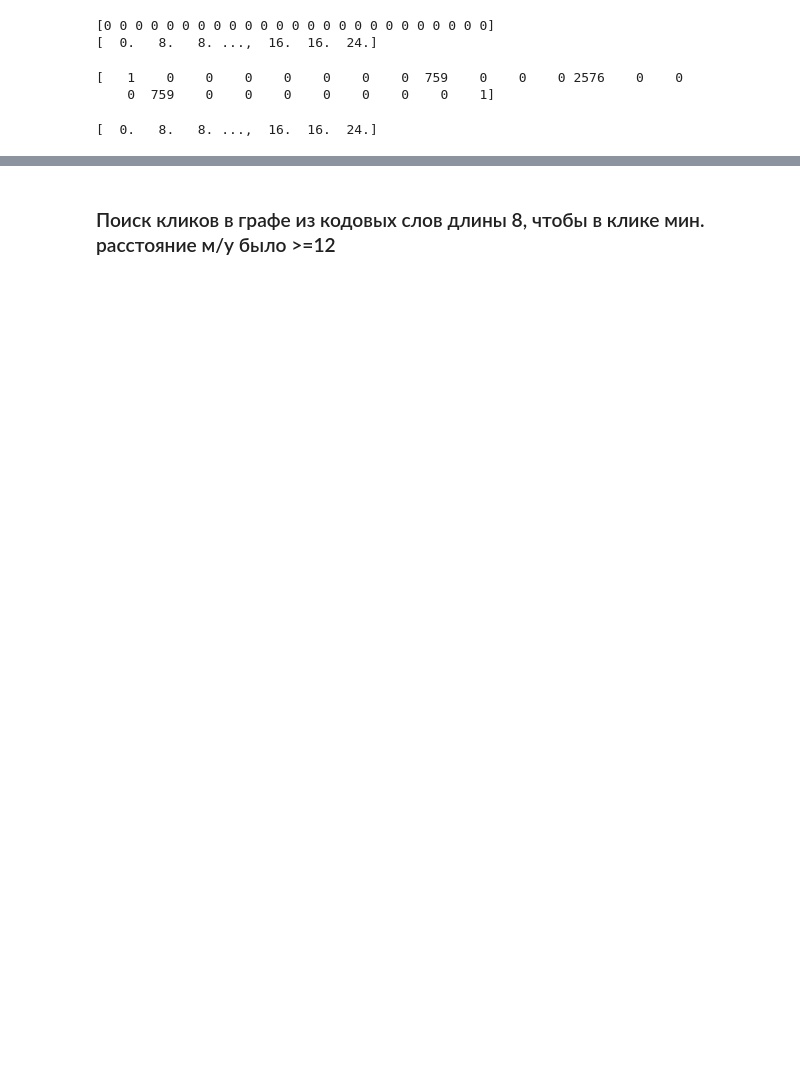
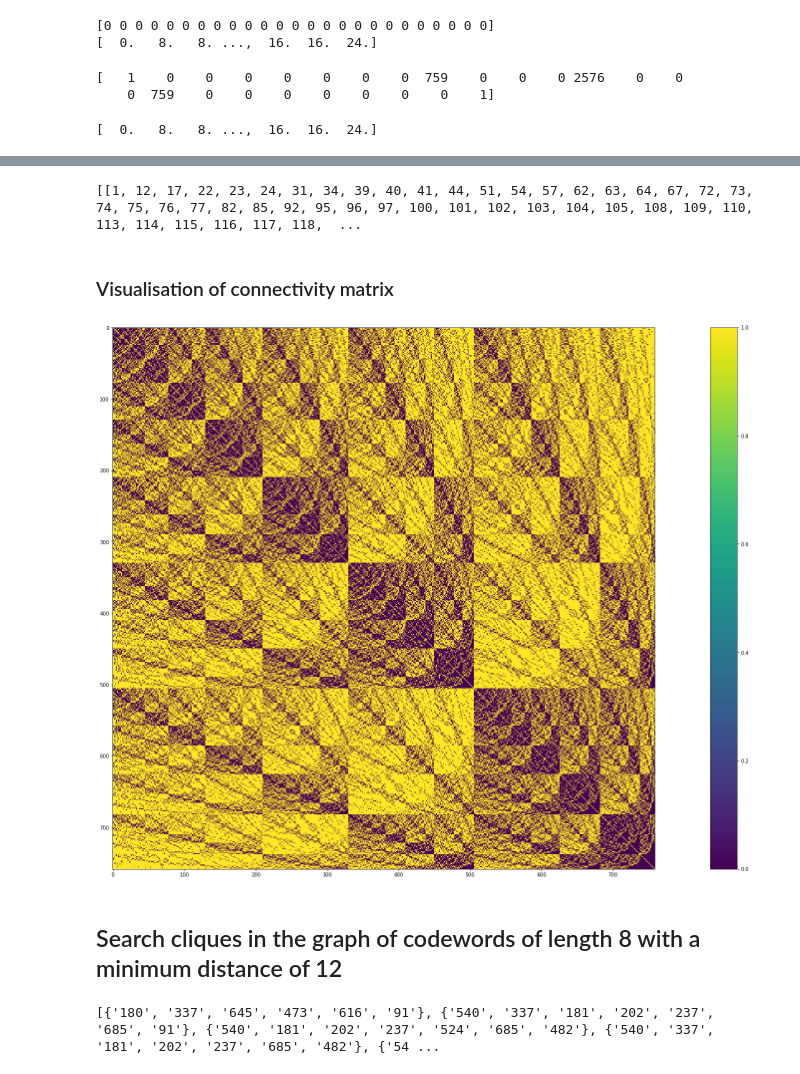
Before and after one commit to AlexeyGB/tracing_traitor_scheme, a Jupyter notebook: Golay_study.ipynb, the cells around one changed output, grey strips where cells are left out. Cells and saved outputs as stored; diff of their text form; code cells hidden in the pictures; blank space fills up the shorter version.

```diff
--- a/Golay_study.ipynb
+++ b/Golay_study.ipynb
@@ -488,6 +526,6 @@ print(bin_nums);
 # %%
 def get_codewords(Din, G):
-    Code_words = np.ndarray(shape = (Din.shape[0], 24));
+    Code_words = np.ndarray(shape = (Din.shape[0], 24), dtype=np.int);
     Code_words = bin_multipl(Din, G);
     return Code_words;
 # %%
@@ -555,0 +608,9 @@ print(codewords_w_eight);
+# %%
+file = open("edge_list.txt", "w");
+
+for i in np.arange(0, codewords_w_eight.shape[0]-1, 1):
+    for j in np.arange(i+1, codewords_w_eight.shape[0], 1):
+        if(hamming_dist(codewords_w_eight[i], codewords_w_eight[j]) >= 12):
+            line = str(i)+" "+str(j)+"\n";
+            file.write(line);
+file.close();
@@ -556,11 +619,12 @@ print(codewords_w_eight);
 # %%
-# cardinalities of sets of eight-weight codewords with distance at least 12
-# [i] value means set begins from [i] codeword and further
-
-cardinalities_sets_of_w_eight = np.ones((759,), dtype=np.int);
-for i in np.arange(0, codewords_w_eight.shape[0], 1):
-    for j in np.arange(0, codewords_w_eight.shape[0], 1):
-        if(hamming_dist(codewords_w_eight[i], codewords_w_eight[j]) == 12):
-            cardinalities_sets_of_w_eight[i] += 1;
-
-#print(cardinalities_sets_of_w_eight);
+def get_connectivity_matrix(codewords):
+    connectivity_matrix = np.zeros((codewords.shape[0], codewords.shape[0]), dtype=np.int);
+    for i in np.arange(0, codewords.shape[0], 1):
+        for j in np.arange(0, codewords.shape[0], 1):
+            if((hamming_dist(codewords[i], codewords[j]) >= 12) or (hamming_dist(codewords[i], codewords[j]) == 0)):
+                connectivity_matrix[i][j] = 1;
+    return connectivity_matrix;
+# %%
+connectivity_matrix = get_connectivity_matrix(codewords_w_eight);
+
+print(connectivity_matrix);
@@ -576,4 +650,23 @@ file.close();
-# %% [markdown]
-### Поиск кликов в графе из кодовых слов длины 8, чтобы в клике мин. расстояние м/у было >=12
+# %%
+connectivity_list = get_connectivity_list(codewords_w_eight);
+
+print(connectivity_list[0:2]);
+# %% [output]
+[[1, 12, 17, 22, 23, 24, 31, 34, 39, 40, 41, 44, 51, 54, 57, 62, 63, 64, 67, 72, 73, 74, 75, 76, 77, 82, 85, 92, 95, 96, 97, 100, 101, 102, 103, 104, 105, 108, 109, 110, 113, 114, 115, 116, 117, 118,  ...
+# %% [markdown]
+### Visualisation of connectivity matrix
+# %%
+# just good pic
+plt.figure(figsize=(40,20))
+
+plt.imshow(connectivity_matrix)
+
+plt.colorbar()
+
+plt.show()
+# %% [output]
+[figure, added]
+# %% [markdown]
+## Search cliques in the graph of codewords of length 8 with a minimum distance of 12
 # %%
 Big_graph = graph()
@@ -582,0 +683,4 @@ Cliques = Big_graph.find_all_cliques();
+# %%
+find_Cliques(5)
+# %% [output]
+[{'180', '337', '645', '473', '616', '91'}, {'540', '337', '181', '202', '237', '685', '91'}, {'540', '181', '202', '237', '524', '685', '482'}, {'540', '337', '181', '202', '237', '685', '482'}, {'54 ...
```
Also changed, not shown: parts of 30 cells of this notebook.
